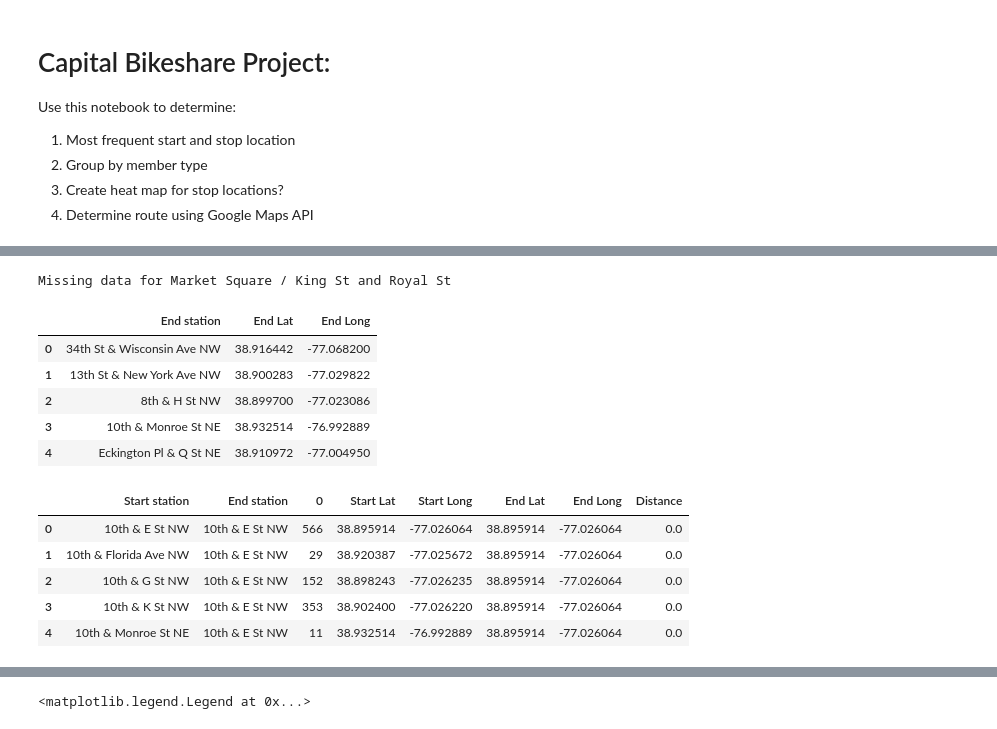
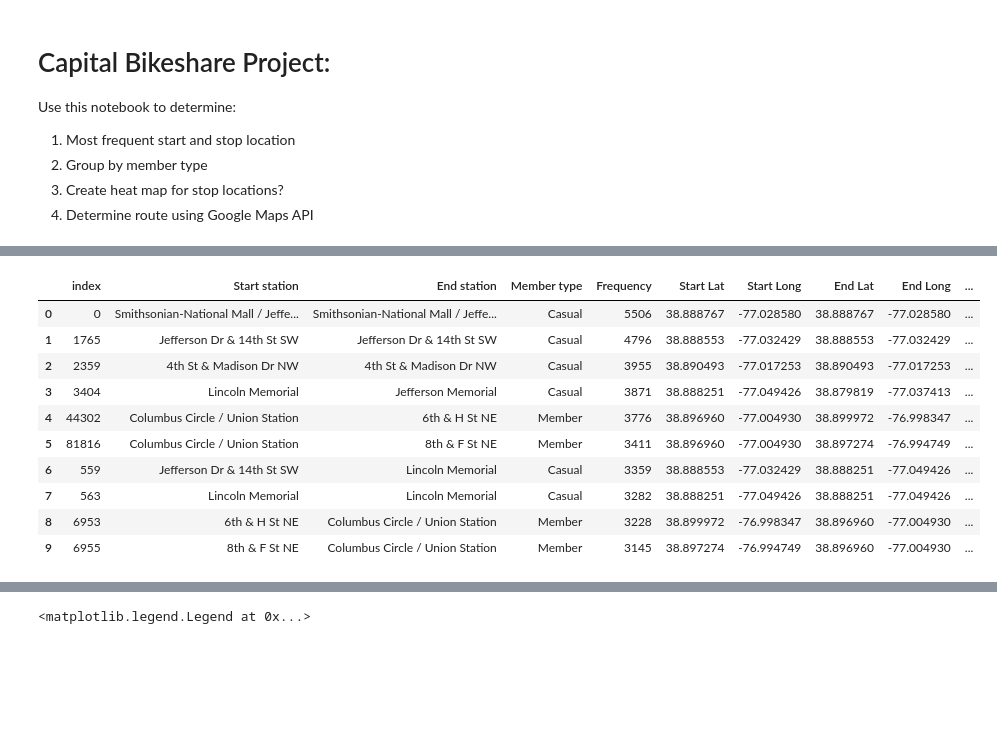
Before and after one commit to patjwolfe/capitalbikeshare, a Jupyter notebook: BikeshareCode_map.ipynb, the cells around one changed output, grey strips where cells are left out. Saved outputs shown, nothing was run; the diff lists cells and outputs as text; code cells hidden in the pictures; blank space fills up the shorter version.

```diff
--- a/BikeshareCode_map.ipynb
+++ b/BikeshareCode_map.ipynb
@@ -38,11 +41,11 @@ frame.head()
 # %%
 #frame_groups = frame['End station'].value_counts()
 
-frame_groups_size = frame.groupby(['Start station', 'End station']).size()
+frame_groups_size = frame.groupby(['Start station', 'End station',"Member type"]).size()
+
+#frame_groups_size = frame.groupby(['Start station', 'End station']).size()
 frame_groups_size = pd.DataFrame(frame_groups_size)
-#frame_groups_size = frame_groups_size.drop(df.columns[2])
 frame_groups_size = frame_groups_size.reset_index()
 frame_groups_size = frame_groups_size.rename(columns={0:"Frequency"})
-frame_groups_size = frame_groups_size.sort_values(["Frequency"], ascending=False)
 frame_groups_size
 # %% [output]
@@ -85,32 +69,0 @@ member_df = frame.loc[frame['Member type'] == 'Member', :].groupby('End station'
-# %%
-#Create heat map - Need to convert end station to coordinates, move dependencies to top
-
-import requests
-import json
-gkey = 'AIzaSyB7hzkUx_Ana87VdSURMls_mhG1po6Gjag'
-import time
-
-params = {"key": gkey, "location_bias": 'Washington, D.C.'}
-
-for index, row in locations_df.iterrows():
-    base_url = 'https://maps.googleapis.com/maps/api/geocode/json'
-
-    address = row['End station']
-
-    # update address key value
-    params['address'] = row['End station']
-
-    try:
-        response = requests.get(base_url, params=params)
-
-        geo_data = response.json()
-    #Extract latitude and longitude
-        locations_df.loc[index, "Lat"] = geo_data["results"][0]["geometry"]["location"]["lat"]
-        locations_df.loc[index, "Lng"] = geo_data["results"][0]["geometry"]["location"]["lng"]
-
-    except:
-        print(f'Missing data for {address}')
-
-        time.sleep(1)
-# %% [output]
-Missing data for Market Square / King St and Royal St
@@ -127,11 +78,9 @@ bikeshare_locations_end = bikeshare_locations.rename(columns={"ADDRESS": "End st
                                                                 "LATITUDE": "End Lat","LONGITUDE": "End Long"})
 
 
+
+
 bikeshare_locations_end.head()
+
+routes = pd.merge(frame_groups_size, bikeshare_locations_start, on=["Start station"])
+routes = pd.merge(routes, bikeshare_locations_end, on=["End station"])
-# %% [output]
-|  | End station | End Lat | End Long |
-| 0 | 34th St & Wisconsin Ave NW | 38.916442 | -77.068200 |
-| 1 | 13th St & New York Ave NW | 38.900283 | -77.029822 |
-| 2 | 8th & H St NW | 38.899700 | -77.023086 |
-| 3 | 10th & Monroe St NE | 38.932514 | -76.992889 |
-| 4 | Eckington Pl & Q St NE | 38.910972 | -77.004950 |
@@ -141,12 +87,18 @@ routes = pd.merge(routes, bikeshare_locations_end, on=["End station"])
 # %%
 routes["Distance"] = 0.0
+routes = routes.sort_values(["Frequency"], ascending=False).reset_index()
 
 #routes = routes.columns = ["Start station", "Start Lat", "Start Long", "End station", "End Lat", "End Long", "0"]
-routes.head()
+routes.head(10)
 # %% [output]
-|  | Start station | End station | 0 | Start Lat | Start Long | End Lat | End Long | Distance |
-| 0 | 10th & E St NW | 10th & E St NW | 566 | 38.895914 | -77.026064 | 38.895914 | -77.026064 | 0.0 |
-| 1 | 10th & Florida Ave NW | 10th & E St NW | 29 | 38.920387 | -77.025672 | 38.895914 | -77.026064 | 0.0 |
-| 2 | 10th & G St NW | 10th & E St NW | 152 | 38.898243 | -77.026235 | 38.895914 | -77.026064 | 0.0 |
-| 3 | 10th & K St NW | 10th & E St NW | 353 | 38.902400 | -77.026220 | 38.895914 | -77.026064 | 0.0 |
-| 4 | 10th & Monroe St NE | 10th & E St NW | 11 | 38.932514 | -76.992889 | 38.895914 | -77.026064 | 0.0 |
+|  | index | Start station | End station | Member type | Frequency | Start Lat | Start Long | End Lat | End Long | ... |
+| 0 | 0 | Smithsonian-National Mall / Jeffe... | Smithsonian-National Mall / Jeffe... | Casual | 5506 | 38.888767 | -77.028580 | 38.888767 | -77.028580 | ... |
+| 1 | 1765 | Jefferson Dr & 14th St SW | Jefferson Dr & 14th St SW | Casual | 4796 | 38.888553 | -77.032429 | 38.888553 | -77.032429 | ... |
+| 2 | 2359 | 4th St & Madison Dr NW | 4th St & Madison Dr NW | Casual | 3955 | 38.890493 | -77.017253 | 38.890493 | -77.017253 | ... |
+| 3 | 3404 | Lincoln Memorial | Jefferson Memorial | Casual | 3871 | 38.888251 | -77.049426 | 38.879819 | -77.037413 | ... |
+| 4 | 44302 | Columbus Circle / Union Station | 6th & H St NE | Member | 3776 | 38.896960 | -77.004930 | 38.899972 | -76.998347 | ... |
+| 5 | 81816 | Columbus Circle / Union Station | 8th & F St NE | Member | 3411 | 38.896960 | -77.004930 | 38.897274 | -76.994749 | ... |
+| 6 | 559 | Jefferson Dr & 14th St SW | Lincoln Memorial | Casual | 3359 | 38.888553 | -77.032429 | 38.888251 | -77.049426 | ... |
+| 7 | 563 | Lincoln Memorial | Lincoln Memorial | Casual | 3282 | 38.888251 | -77.049426 | 38.888251 | -77.049426 | ... |
+| 8 | 6953 | 6th & H St NE | Columbus Circle / Union Station | Member | 3228 | 38.899972 | -76.998347 | 38.896960 | -77.004930 | ... |
+| 9 | 6955 | 8th & F St NE | Columbus Circle / Union Station | Member | 3145 | 38.897274 | -76.994749 | 38.896960 | -77.004930 | ... |
```
Also changed, not shown: parts of 13 cells of this notebook.
